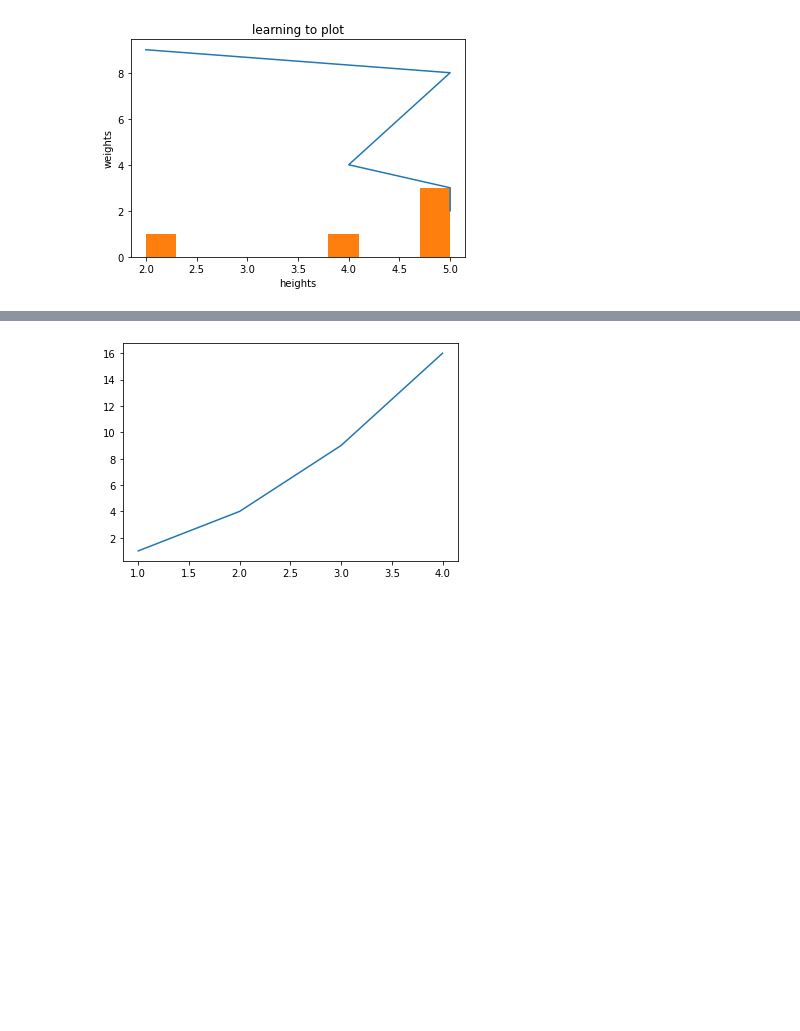
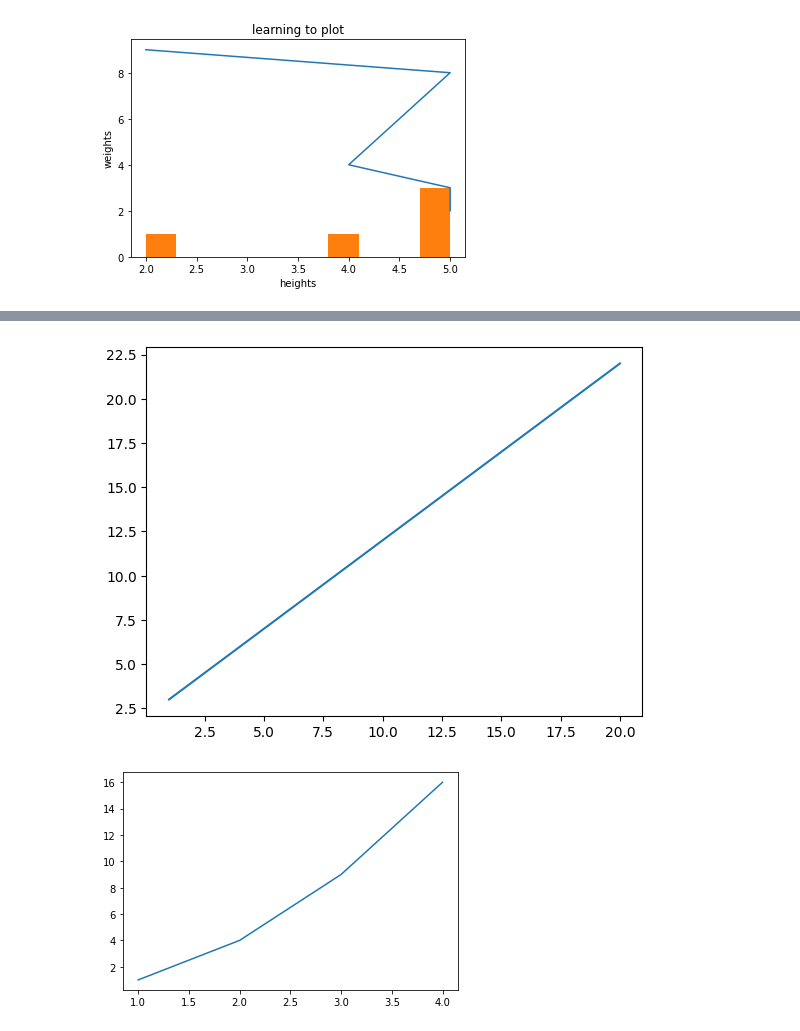
Before and after one commit to Chandrakantsm/__matplotlib__, a Jupyter notebook: basics.ipynb, the cells around one changed output, grey strips where cells are left out. Drawn from its saved outputs; the diff is of its cells as text; code cells hidden in the pictures; blank space fills up the shorter version.

```diff
--- a/basics.ipynb
+++ b/basics.ipynb
@@ -28,3 +49,14 @@ plt.show()
+# %%
+import matplotlib.pyplot as plt
+import numpy as np
+
+xpoints = np.array([1, 8,15,20])
+ypoints = np.array([3, 10,17,22])
+
+plt.plot(xpoints, ypoints)
+plt.show()
+# %% [output]
+[figure, added]
 # %%
 
 # Python program to show pyplot module
```
Also changed, not shown: parts of 2 cells of this notebook.
